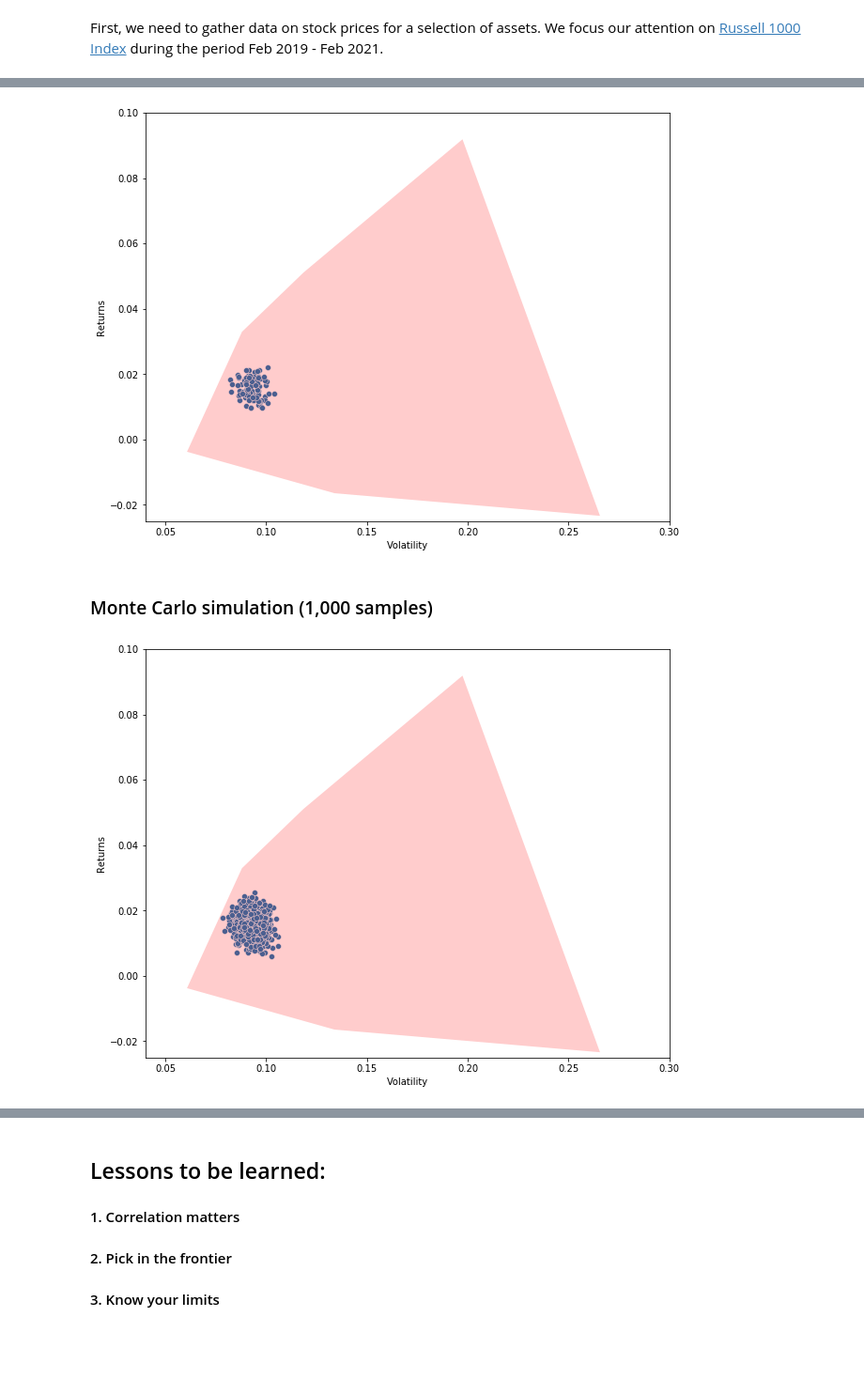
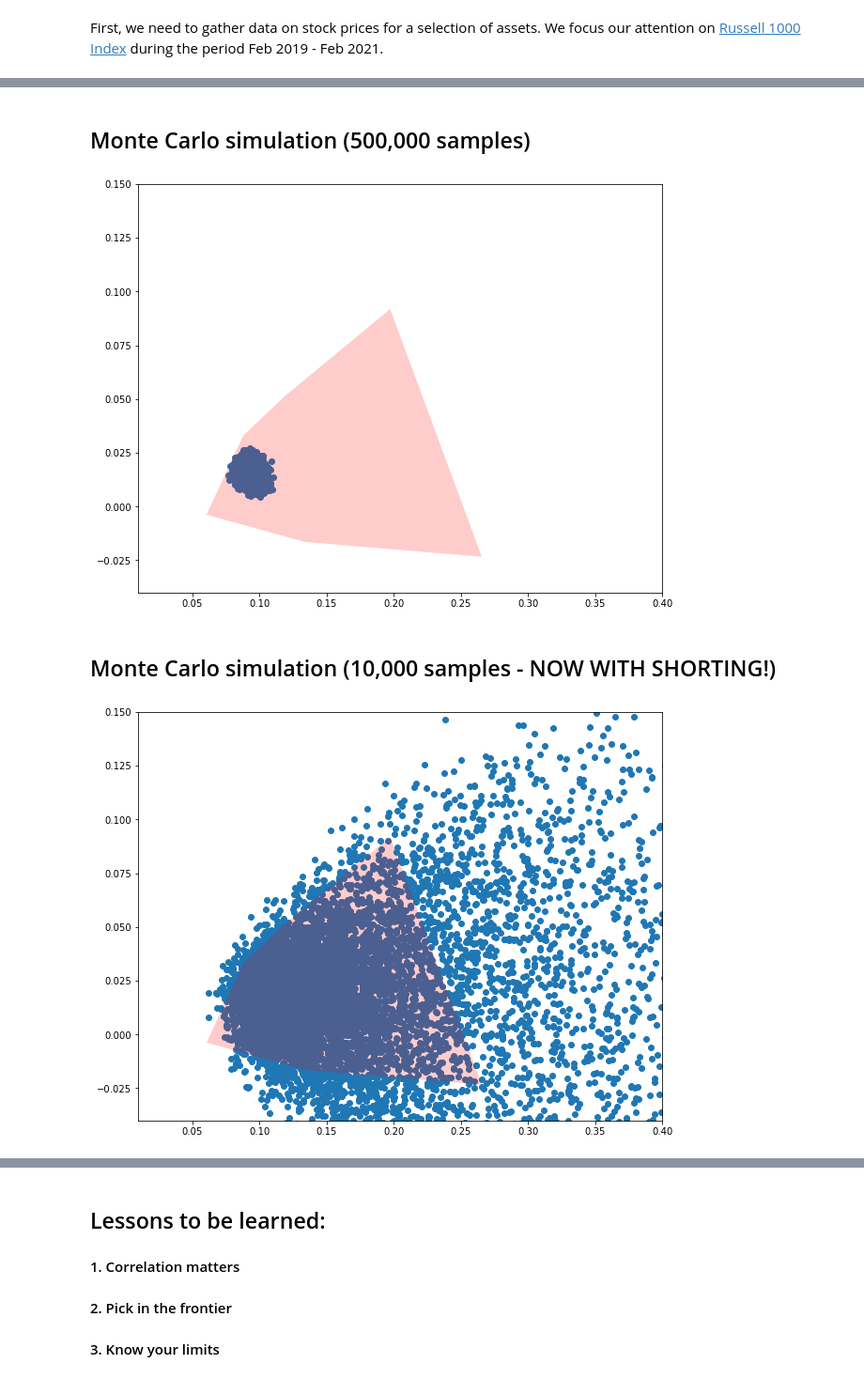
Before and after one commit to patohdzs/getting-them-stonks, a Jupyter notebook: stonks.ipynb, the cells around one changed output, grey strips where cells are left out. Shown at 94% size. Saved outputs shown, nothing was run; the diff lists cells and outputs as text; code cells hidden in the pictures; blank space fills up the shorter version.

```diff
--- a/stonks.ipynb
+++ b/stonks.ipynb
@@ -202,8 +236,10 @@ plt.show()
+# %% [markdown]
+## Monte Carlo simulation (500,000 samples)
 # %%
 # Monte Carlo simultions of different portfolios
 p_ret = []
 p_vol = []
-num_portfolios = 100
+num_portfolios = 10000
 
 for portfolio in range(num_portfolios):
     weights = np.random.rand(n)
@@ -217,53 +253,29 @@ simulations = {'Returns': p_ret, 'Volatility': p_vol,
                'Type': np.ones(num_portfolios)}
 long_simulated_portfolios = pd.DataFrame(simulations)
 
-f, axs = plt.subplots(figsize=(10, 8))
-sns.scatterplot(data=long_simulated_portfolios,
-                x='Volatility',
-                y='Returns',
-                ax=axs)
-
-plt.gca().add_patch(Polygon(k*(np.array(pts) - cent) + cent,
-                            facecolor=color, alpha=0.2))
-axs.set(xlim=(0.04, 0.3))
-axs.set(ylim=(-0.025, 0.1))
-plt.savefig('figures/fig_4.png')
-plt.show()
+plot_portfolios(long_simulated_portfolios)
 # %% [output]
-[figure, old version]
+[figure, new version]
 # %% [markdown]
-### Monte Carlo simulation (1,000 samples)
+## Monte Carlo simulation (10,000 samples - NOW WITH SHORTING!)
 # %%
 # Monte Carlo simultions of different portfolios
 p_ret = []
 p_vol = []
-num_portfolios = 1000
+num_portfolios = 10000
 
 for portfolio in range(num_portfolios):
-    weights = np.random.rand(n)
+    weights = 2*np.random.rand(n) - 1
     weights = weights/np.sum(weights)
-
     ret = (ex_returns.to_numpy())@weights
     vol = (weights@cov_returns@weights)**0.5
     p_ret.append(ret)
     p_vol.append(vol)
 
-simulations = {'Returns': p_ret, 'Volatility': p_vol,
-               'Type': np.ones(num_portfolios)}
-long_simulated_portfolios = pd.DataFrame(simulations)
+simulated_portfolios = pd.DataFrame({'Returns': p_ret,
+                                     'Volatility': p_vol,
+                                     'Type': np.ones(num_portfolios)})
 
-
-f, axs = plt.subplots(figsize=(10, 8))
-sns.scatterplot(data=long_simulated_portfolios,
-                x='Volatility',
-                y='Returns',
-                ax=axs)
-
-plt.gca().add_patch(Polygon(k*(np.array(pts) - cent) + cent,
-                            facecolor=color, alpha=0.2))
-axs.set(xlim=(0.04, 0.3))
-axs.set(ylim=(-0.025, 0.1))
-plt.savefig('figures/fig_5.png')
-plt.show()
+plot_portfolios(simulated_portfolios)
 # %% [output]
-[figure, old version]
+[figure, new version]
```
Also changed, not shown: parts of 51 cells of this notebook.
